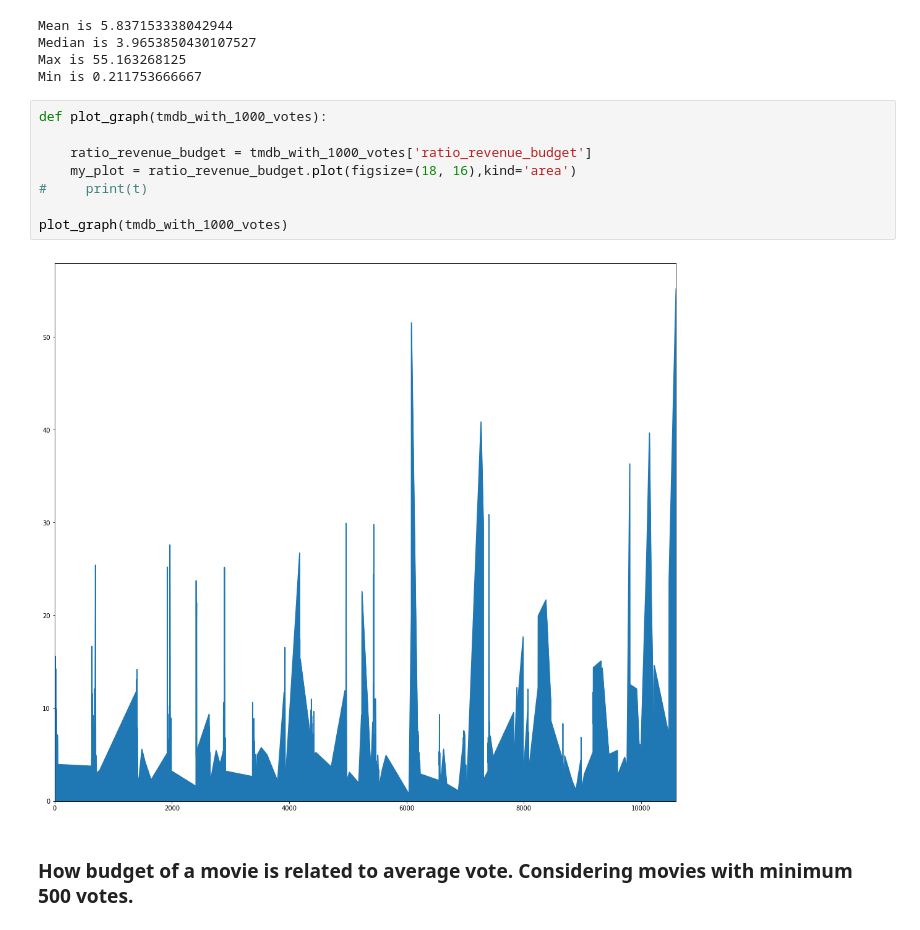
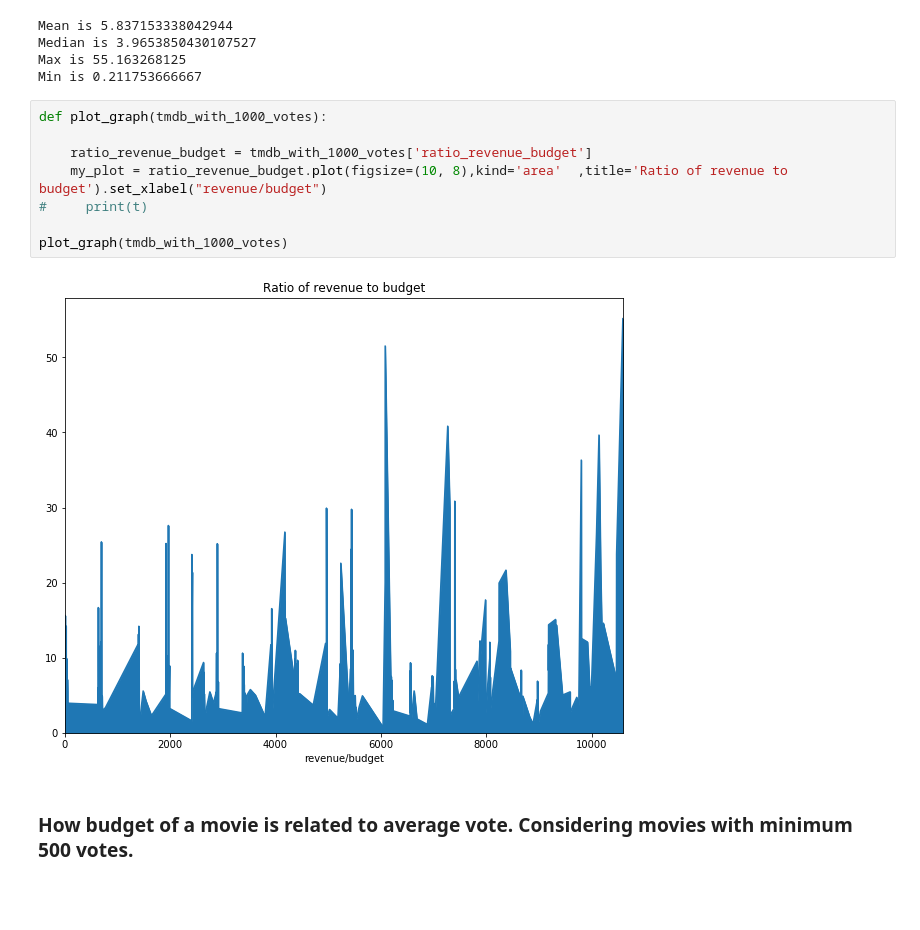
Before and after one commit to arunabhghosal/MachineLearningFoundationWeek3, a Jupyter notebook: investigate-a-dataset-template.ipynb, the cells around one changed output. Drawn from its saved outputs; the diff is of its cells as text; blank space fills up the shorter version.

Commit message:
Graph Improved

```diff
--- a/investigate-a-dataset-template.ipynb
+++ b/investigate-a-dataset-template.ipynb
@@ -312,13 +312,13 @@ Min is 0.211753666667
 # %%
 def plot_graph(tmdb_with_1000_votes):
 
     ratio_revenue_budget = tmdb_with_1000_votes['ratio_revenue_budget']
-    my_plot = ratio_revenue_budget.plot(figsize=(18, 16),kind='area')
+    my_plot = ratio_revenue_budget.plot(figsize=(10, 8),kind='area'  ,title='Ratio of revenue to budget').set_xlabel("revenue/budget")
 #     print(t)
 
 plot_graph(tmdb_with_1000_votes)
 # %% [output]
-[figure, old version]
+[figure, new version]
 # %% [markdown]
 ### How budget of a movie is related to average vote. Considering movies with minimum 500 votes.
 # %%
```
Also changed, not shown: parts of 1 cell of this notebook, 1 other file.
